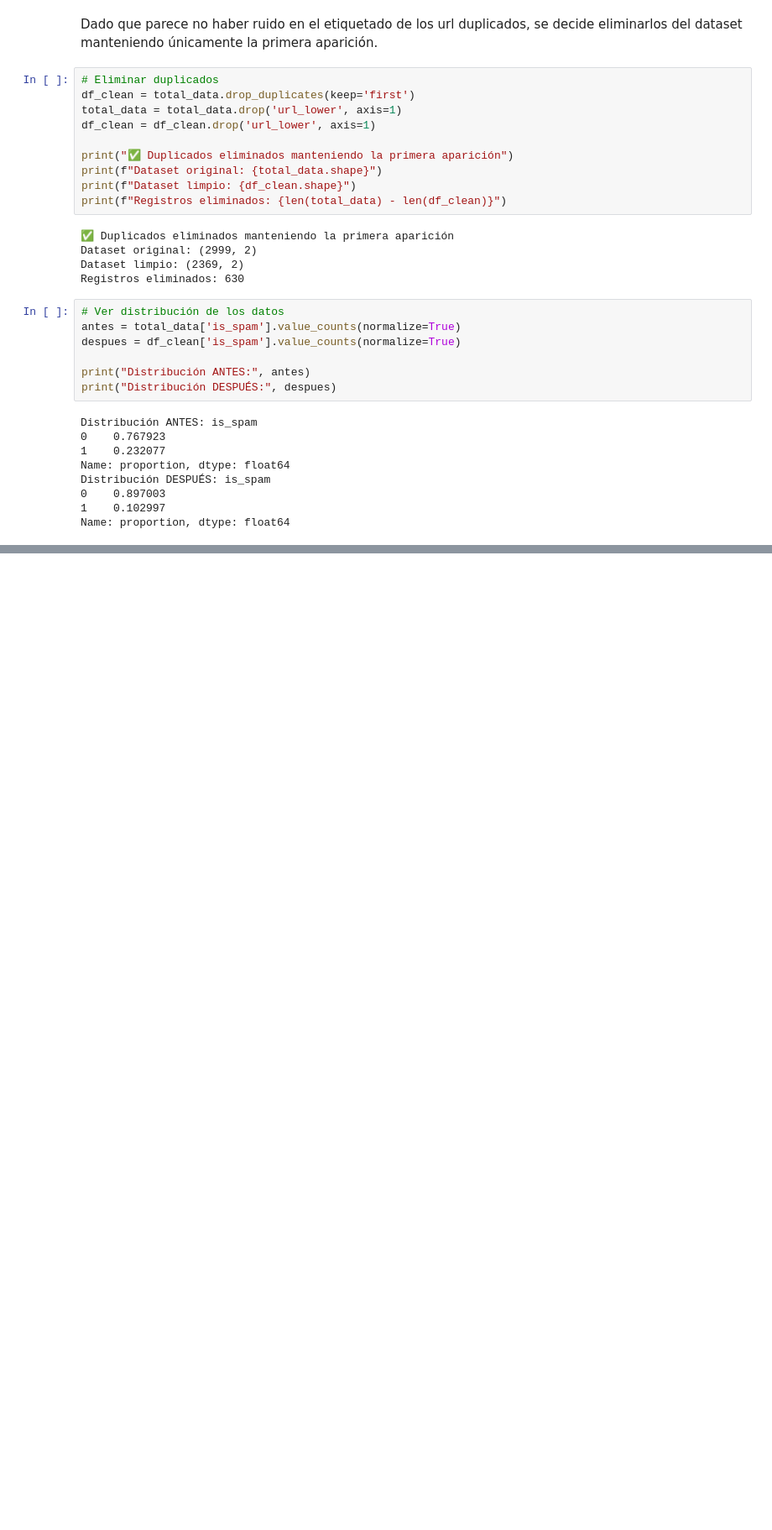
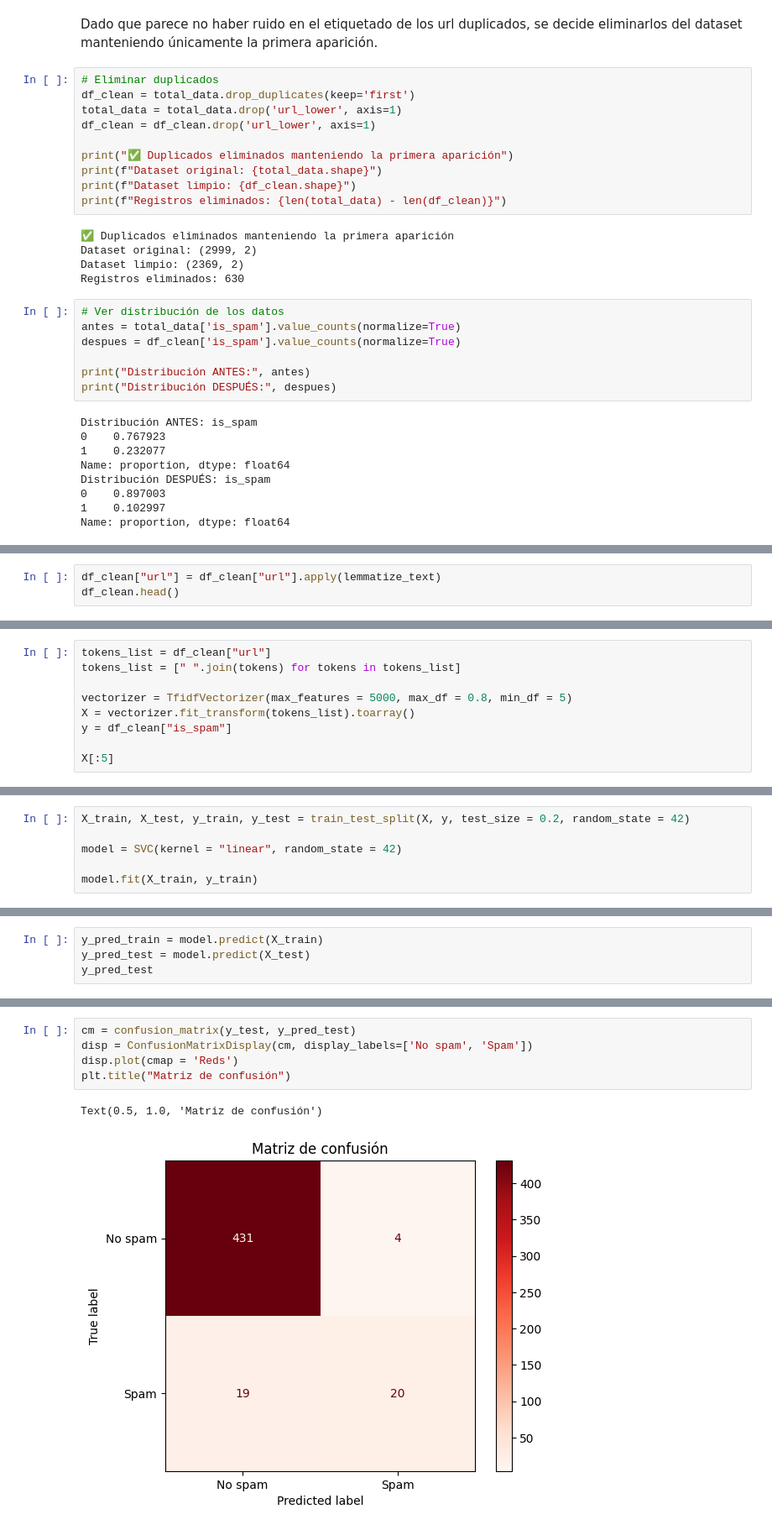
Before and after one commit to 4GeeksAcademy/kiliangil-Deteccion-Spam-NLP, a Jupyter notebook: src/explore.ipynb, the cells around one changed output, grey strips where cells are left out. Shown at 84% size. Saved outputs shown, nothing was run; the diff lists cells and outputs as text; blank space fills up the shorter version.

```diff
--- a/src/explore.ipynb
+++ b/src/explore.ipynb
@@ -133,0 +195,3 @@ Name: proportion, dtype: float64
+# %%
+df_clean["url"] = df_clean["url"].apply(lemmatize_text)
+df_clean.head()
@@ -133,0 +207,9 @@ Name: proportion, dtype: float64
+# %%
+tokens_list = df_clean["url"]
+tokens_list = [" ".join(tokens) for tokens in tokens_list]
+
+vectorizer = TfidfVectorizer(max_features = 5000, max_df = 0.8, min_df = 5)
+X = vectorizer.fit_transform(tokens_list).toarray()
+y = df_clean["is_spam"]
+
+X[:5]
@@ -133,0 +224,6 @@ Name: proportion, dtype: float64
+# %%
+X_train, X_test, y_train, y_test = train_test_split(X, y, test_size = 0.2, random_state = 42)
+
+model = SVC(kernel = "linear", random_state = 42)
+
+model.fit(X_train, y_train)
@@ -133,0 +232,4 @@ Name: proportion, dtype: float64
+# %%
+y_pred_train = model.predict(X_train)
+y_pred_test = model.predict(X_test)
+y_pred_test
@@ -133,0 +269,8 @@ Name: proportion, dtype: float64
+# %%
+cm = confusion_matrix(y_test, y_pred_test)
+disp = ConfusionMatrixDisplay(cm, display_labels=['No spam', 'Spam'])
+disp.plot(cmap = 'Reds')
+plt.title("Matriz de confusión")
+# %% [output]
+Text(0.5, 1.0, 'Matriz de confusión')
+[figure, added]
```
Also changed, not shown: parts of 20 cells of this notebook, 1 other file.
